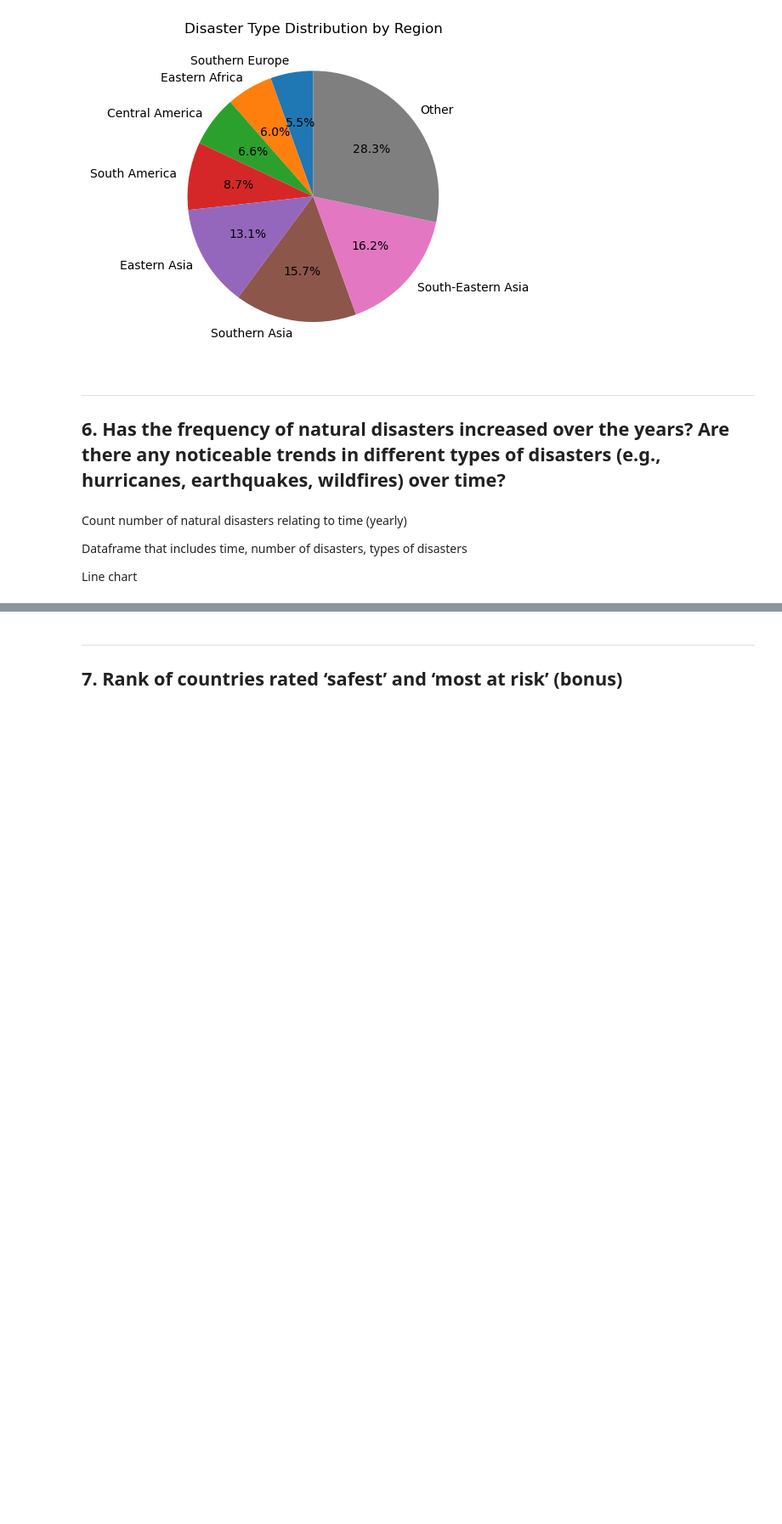
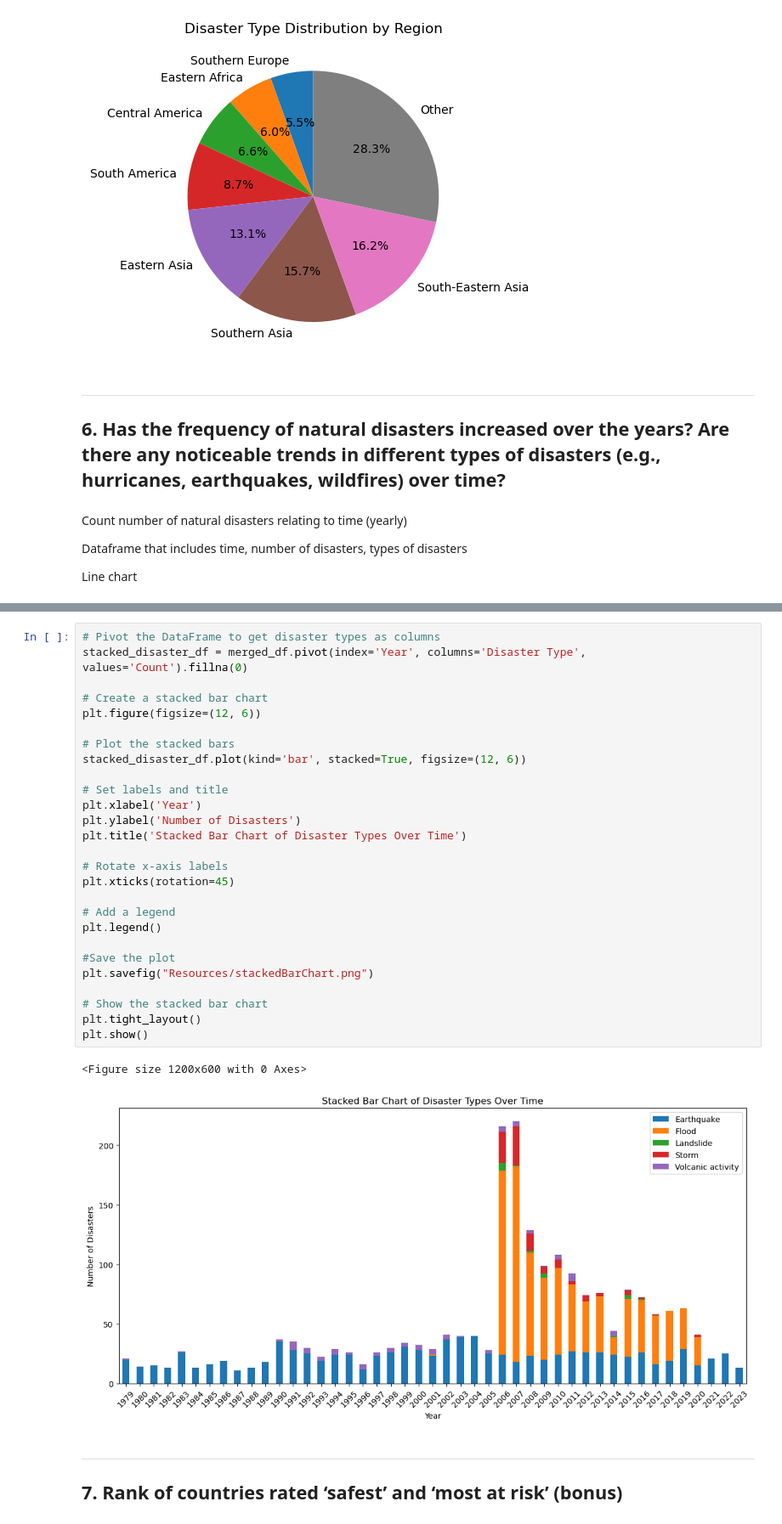
Before and after one commit to mhosseinf/Project_11, a Jupyter notebook: Project_1.ipynb, the cells around one changed output, grey strips where cells are left out. Shown at 85% size. Drawn from its saved outputs; the diff is of its cells as text; blank space fills up the shorter version.

```diff
--- a/Project_1.ipynb
+++ b/Project_1.ipynb
@@ -604,3 +696,33 @@ Line chart
+# %%
+# Pivot the DataFrame to get disaster types as columns
+stacked_disaster_df = merged_df.pivot(index='Year', columns='Disaster Type', values='Count').fillna(0)
+
+# Create a stacked bar chart
+plt.figure(figsize=(12, 6))
+
+# Plot the stacked bars
+stacked_disaster_df.plot(kind='bar', stacked=True, figsize=(12, 6))
+
+# Set labels and title
+plt.xlabel('Year')
+plt.ylabel('Number of Disasters')
+plt.title('Stacked Bar Chart of Disaster Types Over Time')
+
+# Rotate x-axis labels
+plt.xticks(rotation=45)
+
+# Add a legend
+plt.legend()
+
+#Save the plot
+plt.savefig("Resources/stackedBarChart.png")
+
+# Show the stacked bar chart
+plt.tight_layout()
+plt.show()
+# %% [output]
+<Figure size 1200x600 with 0 Axes>
+[figure, added]
 # %% [markdown]
 ---
 ## 7.	Rank of countries rated ‘safest’ and ‘most at risk’ (bonus)
```
Also changed, not shown: parts of 12 cells of this notebook, 4 other files.
